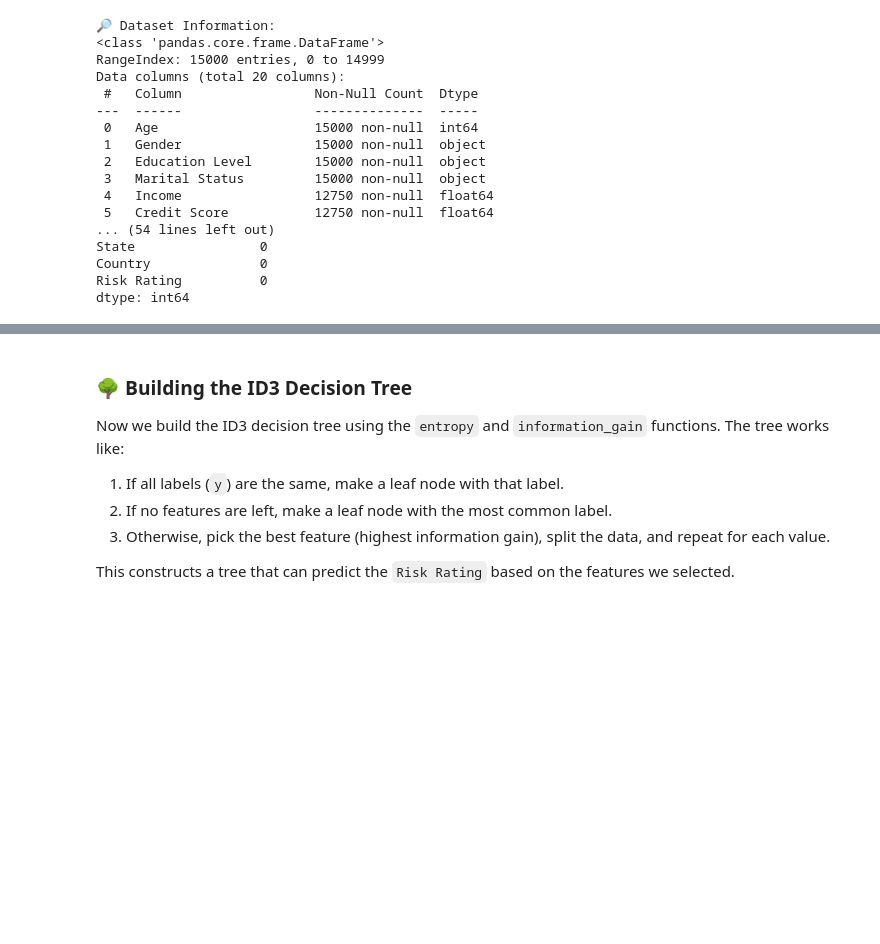
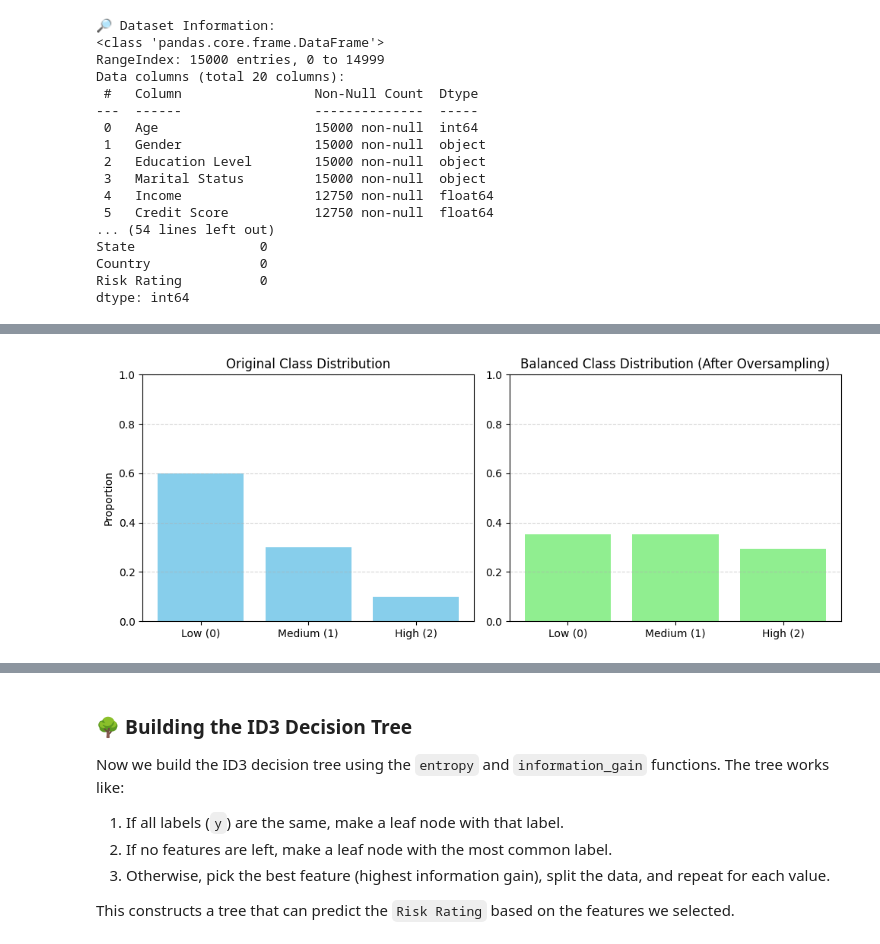
Before and after one commit to merttcetn/ML-PA2, a Jupyter notebook: assignment2.ipynb, the cells around one changed output, grey strips where cells are left out. Cells and saved outputs as stored; diff of their text form; code cells hidden in the pictures; blank space fills up the shorter version.

```diff
--- a/assignment2.ipynb
+++ b/assignment2.ipynb
@@ -304,0 +357,27 @@ def information_gain(X_column, y):
+# %%
+# Get original and balanced class distributions
+original_ratios = df["Risk Rating"].value_counts(normalize=True).sort_index()
+balanced_ratios = df_balanced["Risk Rating"].value_counts(normalize=True).sort_index()
+
+# Plot side-by-side bar charts
+plt.figure(figsize=(10, 4))
+
+# Original
+plt.subplot(1, 2, 1)
+plt.bar(["Low (0)", "Medium (1)", "High (2)"], original_ratios.values, color='skyblue')
+plt.title("Original Class Distribution")
+plt.ylim(0, 1)
+plt.ylabel("Proportion")
+plt.grid(axis='y', linestyle='--', alpha=0.5)
+
+# Balanced
+plt.subplot(1, 2, 2)
+plt.bar(["Low (0)", "Medium (1)", "High (2)"], balanced_ratios.values, color='lightgreen')
+plt.title("Balanced Class Distribution (After Oversampling)")
+plt.ylim(0, 1)
+plt.grid(axis='y', linestyle='--', alpha=0.5)
+
+plt.tight_layout()
+plt.show()
+# %% [output]
+[figure, added]
```
Also changed, not shown: parts of 48 cells of this notebook.
